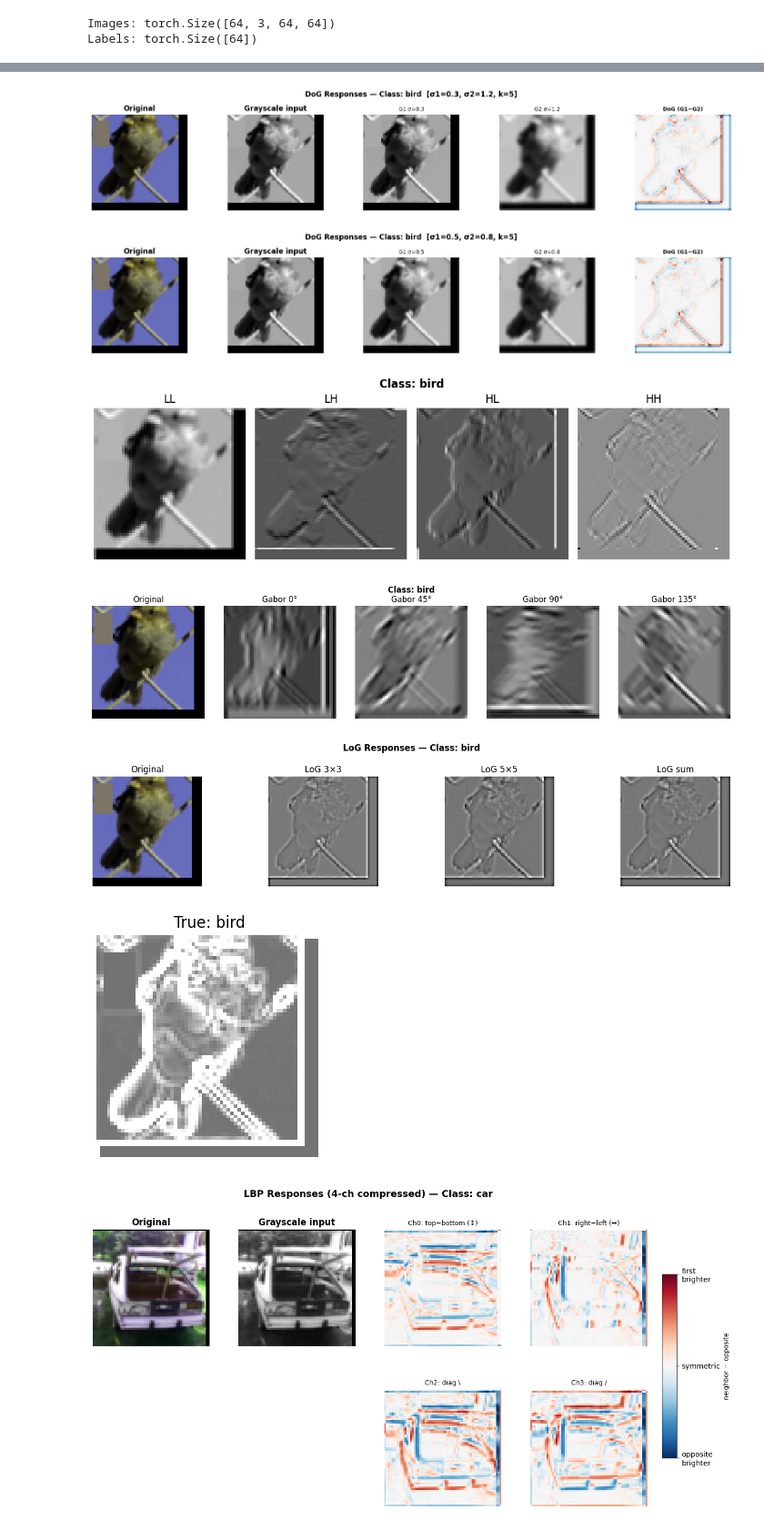
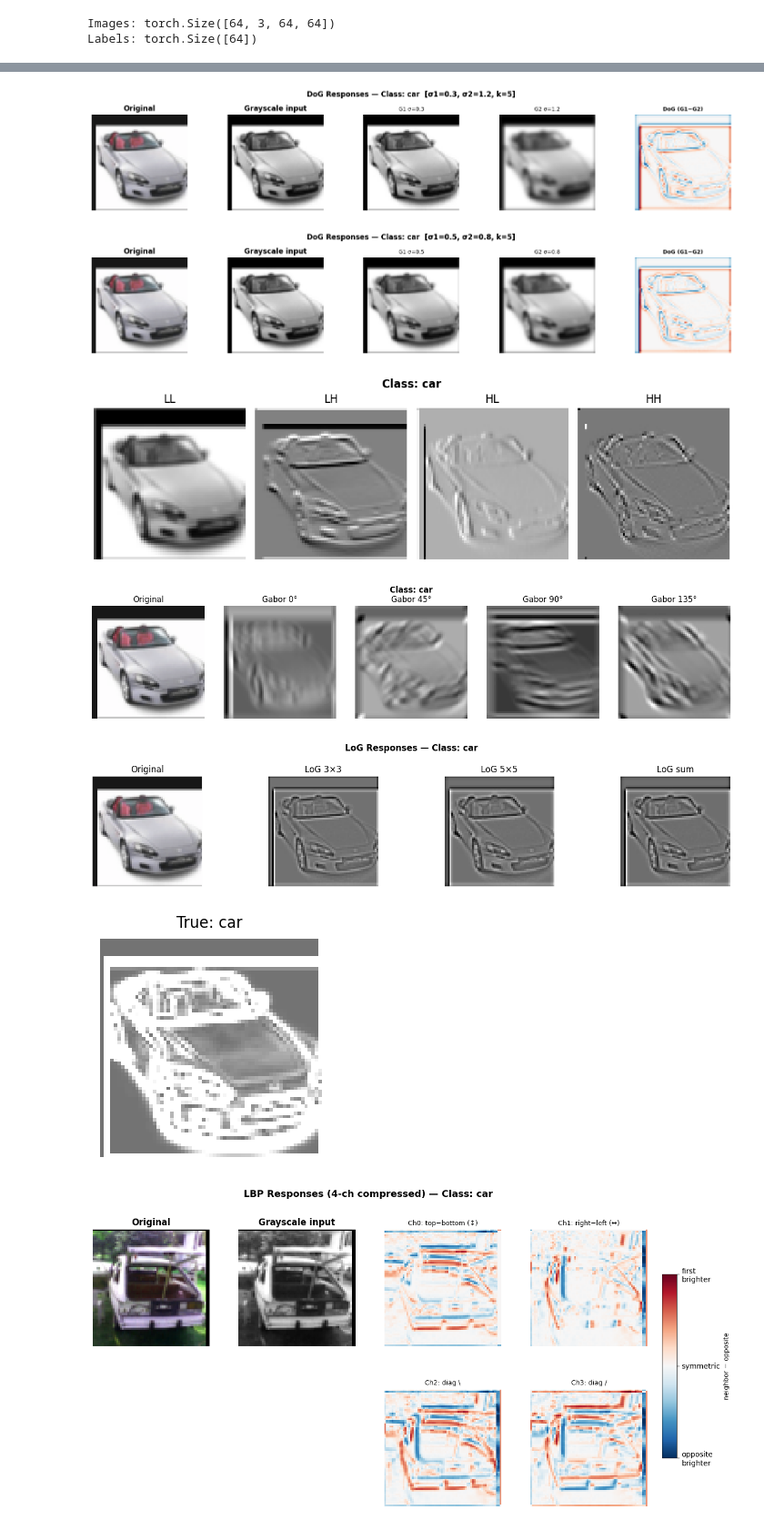
Before and after one commit to md-zohaib-official/HalkaNetv1, a Jupyter notebook: experiments/test_stl10.ipynb, the cells around one changed output, grey strips where cells are left out. Shown at 91% size. Drawn from its saved outputs; the diff is of its cells as text; code cells hidden in the pictures.

```diff
--- a/experiments/test_stl10.ipynb
+++ b/experiments/test_stl10.ipynb
@@ -82,37 +88,37 @@ show_img(images[5], labels[5], classes_str=class_names)
 # %%
-show_lbp_responses(x=images[5], y=labels[5], classes_str=class_names)
+show_lbp_responses(x=images[4], y=labels[4], classes_str=class_names)
 show_dog_responses(
-    x=images[5],
-    y=labels[5],
+    x=images[4],
+    y=labels[4],
     classes_str=class_names,
 )
 
 show_dog_responses(
-    x=images[5],
-    y=labels[5],
+    x=images[4],
+    y=labels[4],
     classes_str=class_names,
     sigma1=0.3,
     sigma2=1.2,
     kernel_size=5,
 )
 show_dog_responses(
-    x=images[5],
-    y=labels[5],
+    x=images[4],
+    y=labels[4],
     classes_str=class_names,
     sigma1=0.5,
     sigma2=0.8,
     kernel_size=5,
 )
 
-show_wavelet_subbands(x=images[5], y=labels[5], classes_str=class_names)
+show_wavelet_subbands(x=images[4], y=labels[4], classes_str=class_names)
 show_gabor_responses(
-    x=images[5],
-    y=labels[5],
+    x=images[4],
+    y=labels[4],
     classes_str=class_names,
     orientations=(0, 45, 90, 135),
     kernel_size=7,
 )
-show_log_responses(x=images[5], y=labels[5], classes_str=class_names)
-x = apply_sobel_for_vis(images[5])
-show_img_grayscale(X=x, y=labels[5], classes_str=class_names)
+show_log_responses(x=images[4], y=labels[4], classes_str=class_names)
+x = apply_sobel_for_vis(images[4])
+show_img_grayscale(X=x, y=labels[4], classes_str=class_names)
 # %% [output]
@@ -121,9 +127,9 @@ show_img_grayscale(X=x, y=labels[5], classes_str=class_names)
-[figure, old version]
+[figure, new version]
-[figure, old version]
+[figure, new version]
-[figure, old version]
+[figure, new version]
-[figure, old version]
+[figure, new version]
-[figure, old version]
+[figure, new version]
-[figure, old version]
+[figure, new version]
 # %%
 show_lbp_responses(x=images[3], y=labels[3], classes_str=class_names)
 show_dog_responses(x=images[3], y=labels[3], classes_str=class_names)
```
Also changed, not shown: parts of 3 cells of this notebook, 6 other files.
